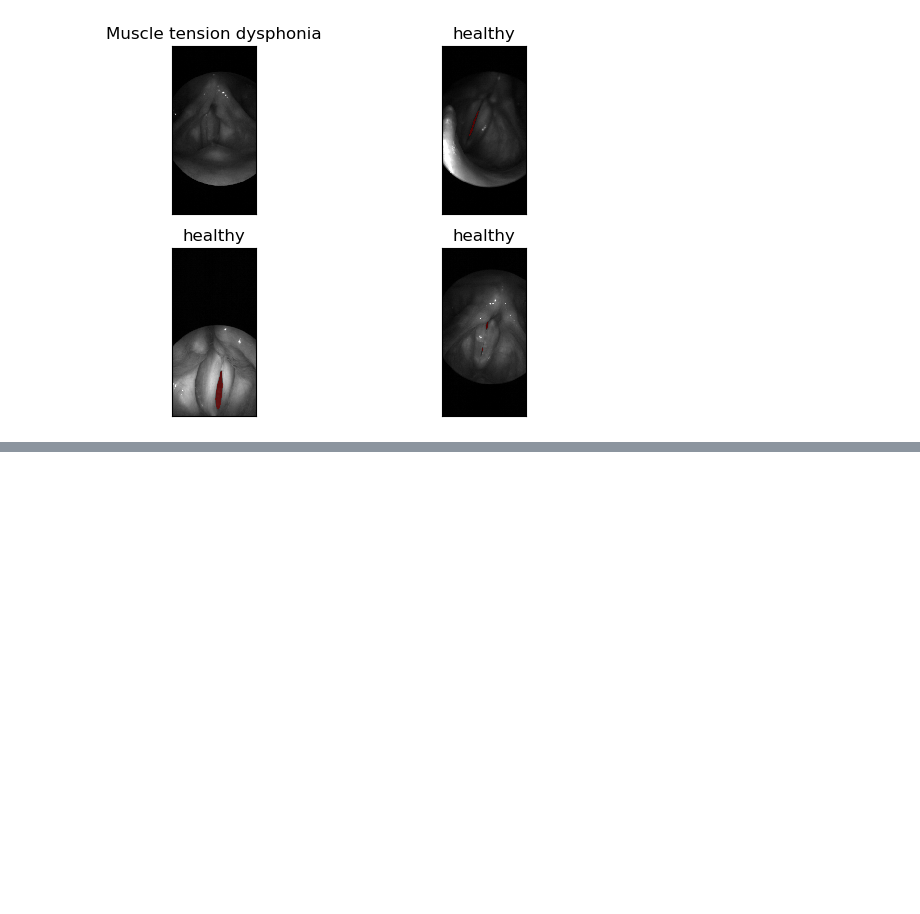
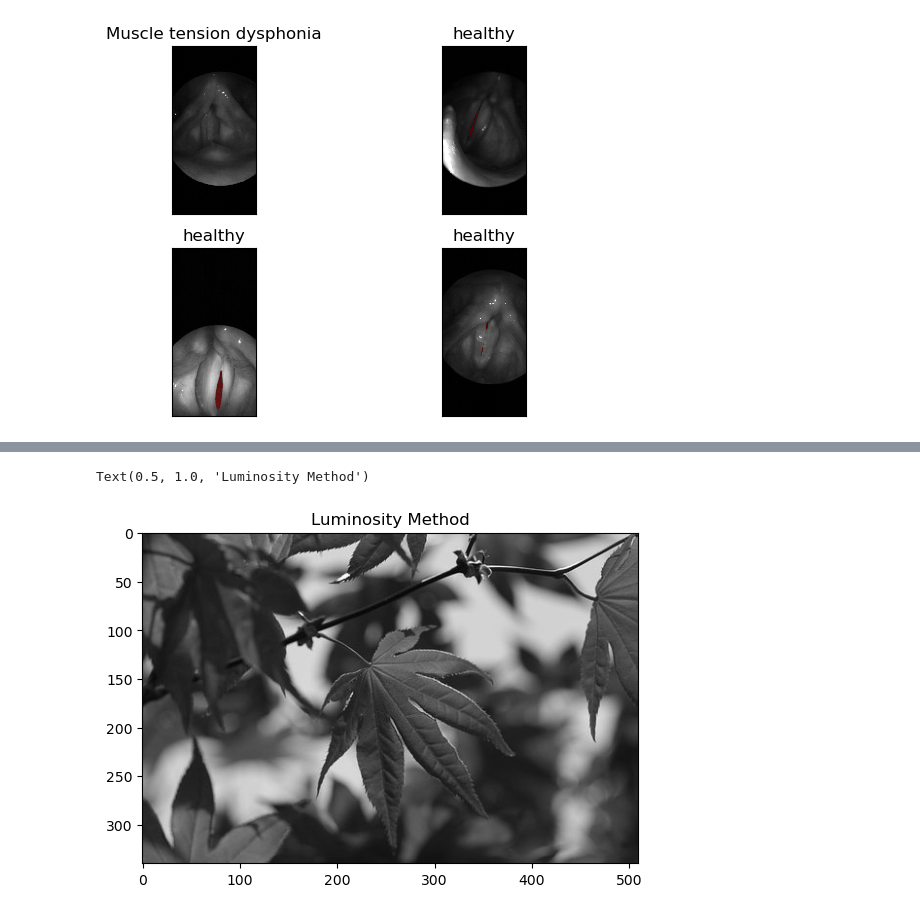
Before and after one commit to KavileBhagavathi/DSSS_Scripts, a Jupyter notebook: Mini_BAGLS_dataset/DSSS Assignment 3.ipynb, the cells around one changed output, grey strips where cells are left out. Cells and saved outputs as stored; diff of their text form; code cells hidden in the pictures; blank space fills up the shorter version.

```diff
--- a/Mini_BAGLS_dataset/DSSS Assignment 3.ipynb
+++ b/Mini_BAGLS_dataset/DSSS Assignment 3.ipynb
@@ -118,0 +124,7 @@ numpy.ndarray
+# %%
+Z = 0.2989*R + 0.5870*G + 0.1140*B
+plt.imshow(Z, cmap='gray')
+plt.title('Luminosity Method')
+# %% [output]
+Text(0.5, 1.0, 'Luminosity Method')
+[figure, added]
```
Also changed, not shown: parts of 7 cells of this notebook.
